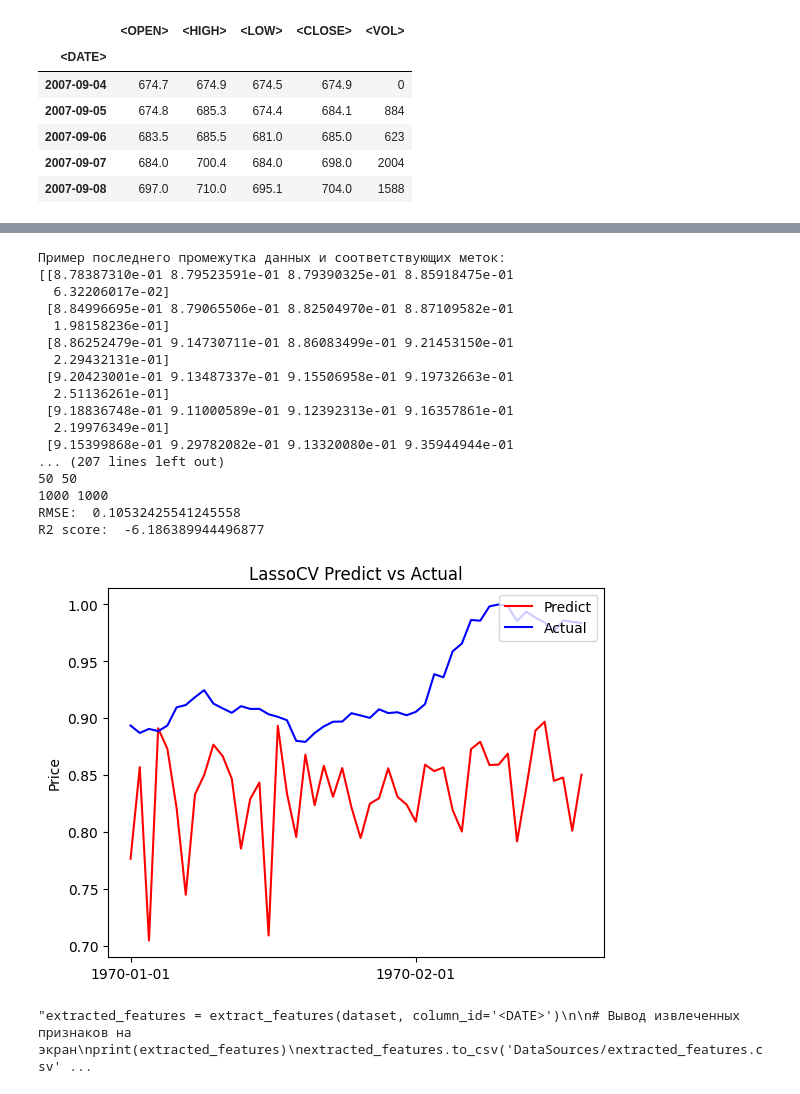
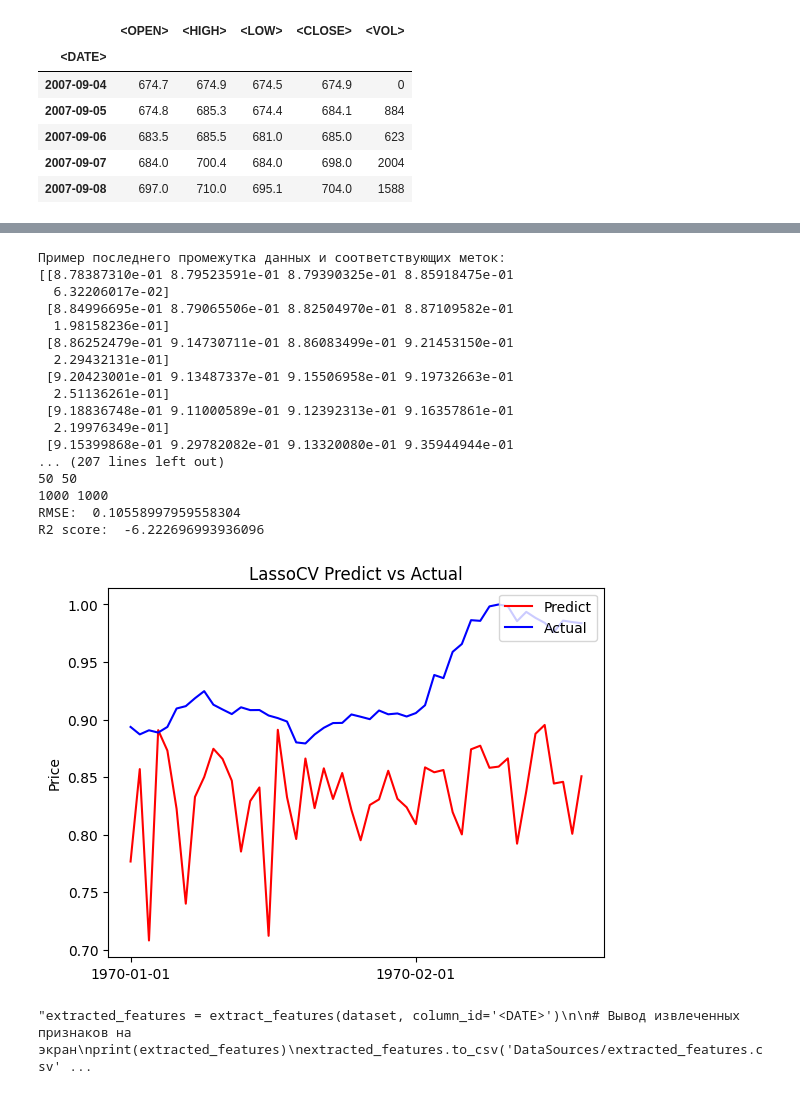
Before and after one commit to zhekagod/GoldPrediction, a Jupyter notebook: GoldPredictModel.ipynb, the cells around one changed output, grey strips where cells are left out. Saved outputs shown, nothing was run; the diff lists cells and outputs as text; code cells hidden in the pictures.

```diff
--- a/GoldPredictModel.ipynb
+++ b/GoldPredictModel.ipynb
@@ -124,36 +124,36 @@ print(len(validation_X), len(validation_y))
 print(len(dataset[0:1000]), len(dataset[1000:2000]))
 
 
-lasso_clf = LassoCV(max_iter=6000, random_state=0)
-lasso_clf_feat = lasso_clf.fit(dataset[0:2500], dataset['<CLOSE>'][2500:5000])  # data_windows[:-1], label_windows[:-1]
+lasso_clf = LassoCV(n_alphas=1000, max_iter=10000, random_state=0)
+lasso_clf_feat = lasso_clf.fit(dataset[0:2500].values, dataset['<CLOSE>'][2500:5000].values)  # data_windows[:-1], label_windows[:-1]
 validate_result(lasso_clf_feat, 'LassoCV', validation_X, validation_y)
 """plt.plot(dataset['<VOL>'], label="Volatility values")
 plt.legend()
 plt.show()"""
 
 """extracted_features = extract_features(dataset, column_id='<DATE>')
 
 # Вывод извлеченных признаков на экран
 print(extracted_features)
 extracted_features.to_csv('DataSources/extracted_features.csv', index=False)"""
 # %% [output]
 [figure]
 Пример последнего промежутка данных и соответствующих меток:
 [[8.78387310e-01 8.79523591e-01 8.79390325e-01 8.85918475e-01
   6.32206017e-02]
  [8.84996695e-01 8.79065506e-01 8.82504970e-01 8.87109582e-01
   1.98158236e-01]
  [8.86252479e-01 9.14730711e-01 8.86083499e-01 9.21453150e-01
   2.29432131e-01]
  [9.20423001e-01 9.13487337e-01 9.15506958e-01 9.19732663e-01
   2.51136261e-01]
  [9.18836748e-01 9.11000589e-01 9.12392313e-01 9.16357861e-01
   2.19976349e-01]
  [9.15399868e-01 9.29782082e-01 9.13320080e-01 9.35944944e-01
 ... (207 lines left out)
 50 50
 1000 1000
-RMSE:  0.10532425541245558
-R2 score:  -6.186389944496877
+RMSE:  0.10558997959558304
+R2 score:  -6.222696993936096
-[figure, old version]
+[figure, new version]
 "extracted_features = extract_features(dataset, column_id='<DATE>')\n\n# Вывод извлеченных признаков на экран\nprint(extracted_features)\nextracted_features.to_csv('DataSources/extracted_features.csv' ...
```
